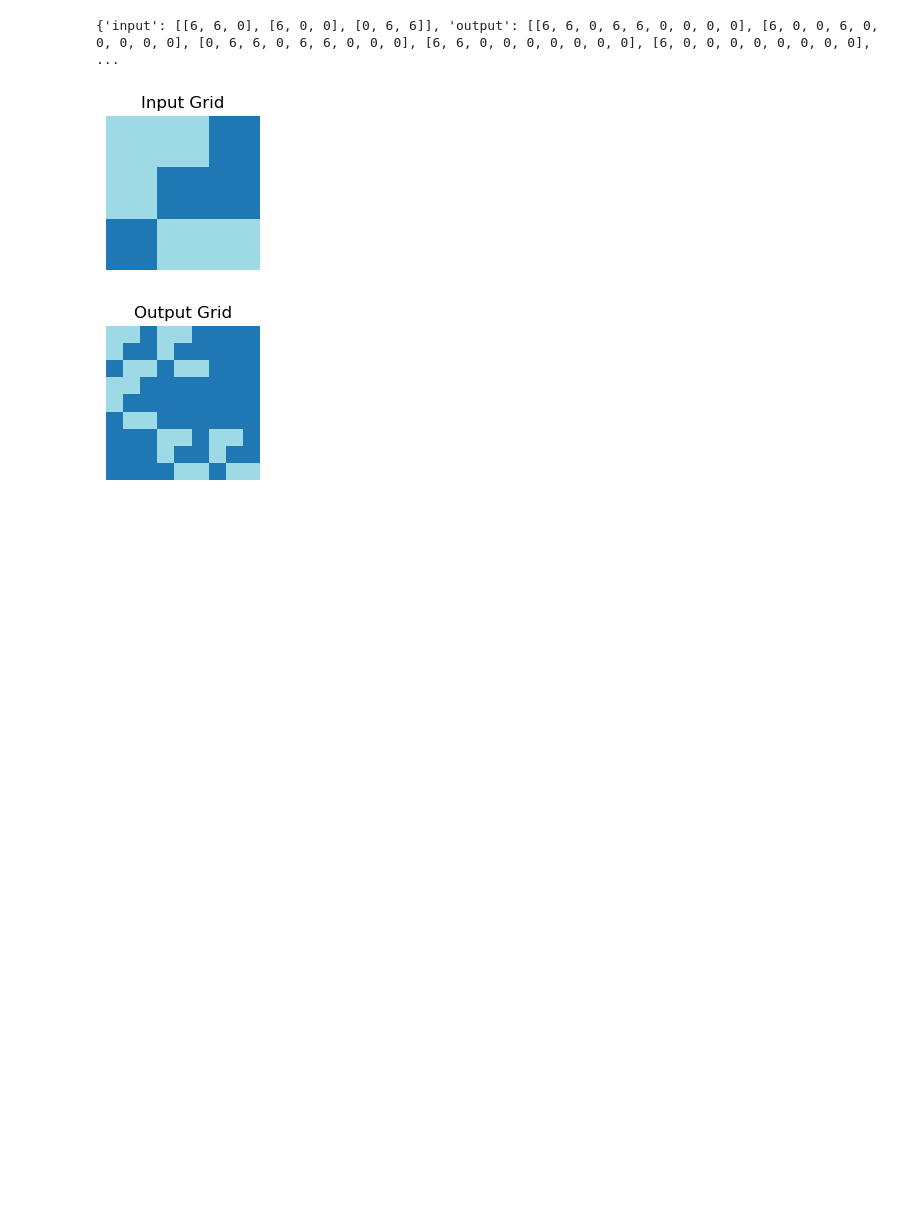
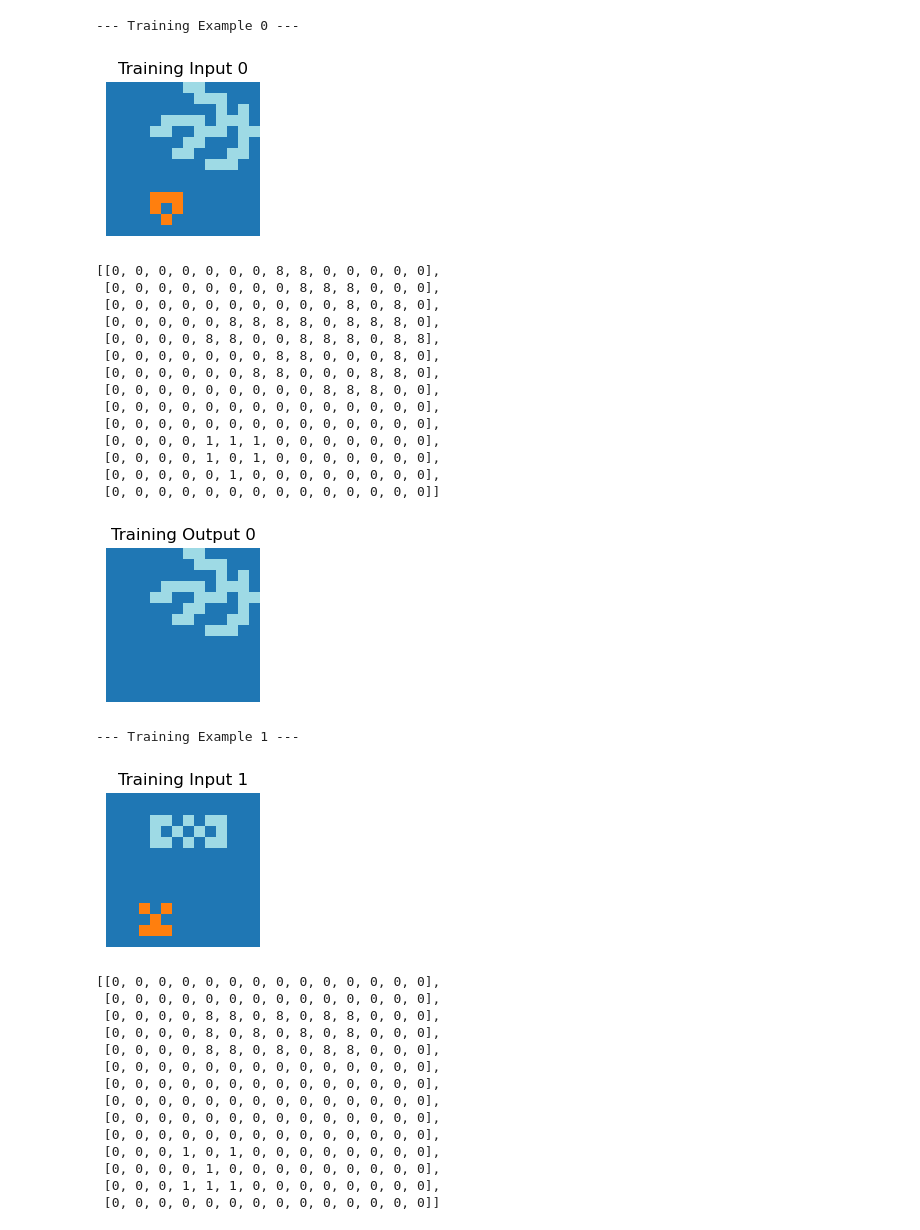
Before and after one commit to yann112/GridGlyph, a Jupyter notebook: notebooks/solve_symbolic_puzzle.ipynb, the cells around one changed output. Saved outputs shown, nothing was run; the diff lists cells and outputs as text; code cells hidden in the pictures; blank space fills up the shorter version.

```diff
--- a/notebooks/solve_symbolic_puzzle.ipynb
+++ b/notebooks/solve_symbolic_puzzle.ipynb
@@ -39,20 +67,58 @@ def plot_grid(grid, title=""):
     plt.axis('off')
     plt.show()
 # %%
-n=1
+n=2
 
 
 with open(json_file, 'r') as file:
     data = json.load(file)
 
 data.keys()
+puzzle_id = list_number[n]
 list_number = list(data.keys())
-puzzle = data[list_number[n]]
-example_0= puzzle["train"][0]
-print(example_0)
-plot_grid(example_0["input"], title="Input Grid")
-plot_grid(example_0["output"], title="Output Grid")
+puzzle = data[puzzle_id]
+
+# Loop to plot all input/output pairs
+for i, example in enumerate(puzzle["train"]):
+    print(f"--- Training Example {i} ---")
+    plot_grid(example["input"], title=f"Training Input {i}")
+    pprint(example["input"])
+    plot_grid(example["output"], title=f"Training Output {i}")
+
+for i, example in enumerate(puzzle["test"]):
+    print(f"--- Test Example {i} ---")
+    plot_grid(example["input"], title=f"Test Input {i}")
 # %% [output]
-{'input': [[6, 6, 0], [6, 0, 0], [0, 6, 6]], 'output': [[6, 6, 0, 6, 6, 0, 0, 0, 0], [6, 0, 0, 6, 0, 0, 0, 0, 0], [0, 6, 6, 0, 6, 6, 0, 0, 0], [6, 6, 0, 0, 0, 0, 0, 0, 0], [6, 0, 0, 0, 0, 0, 0, 0, 0], ...
+--- Training Example 0 ---
-[figure, old version]
+[figure, new version]
+[[0, 0, 0, 0, 0, 0, 0, 8, 8, 0, 0, 0, 0, 0],
+ [0, 0, 0, 0, 0, 0, 0, 0, 8, 8, 8, 0, 0, 0],
+ [0, 0, 0, 0, 0, 0, 0, 0, 0, 0, 8, 0, 8, 0],
+ [0, 0, 0, 0, 0, 8, 8, 8, 8, 0, 8, 8, 8, 0],
+ [0, 0, 0, 0, 8, 8, 0, 0, 8, 8, 8, 0, 8, 8],
+ [0, 0, 0, 0, 0, 0, 0, 8, 8, 0, 0, 0, 8, 0],
+ [0, 0, 0, 0, 0, 0, 8, 8, 0, 0, 0, 8, 8, 0],
+ [0, 0, 0, 0, 0, 0, 0, 0, 0, 8, 8, 8, 0, 0],
+ [0, 0, 0, 0, 0, 0, 0, 0, 0, 0, 0, 0, 0, 0],
+ [0, 0, 0, 0, 0, 0, 0, 0, 0, 0, 0, 0, 0, 0],
+ [0, 0, 0, 0, 1, 1, 1, 0, 0, 0, 0, 0, 0, 0],
+ [0, 0, 0, 0, 1, 0, 1, 0, 0, 0, 0, 0, 0, 0],
+ [0, 0, 0, 0, 0, 1, 0, 0, 0, 0, 0, 0, 0, 0],
+ [0, 0, 0, 0, 0, 0, 0, 0, 0, 0, 0, 0, 0, 0]]
-[figure, old version]
+[figure, new version]
+--- Training Example 1 ---
+[figure, added]
+[[0, 0, 0, 0, 0, 0, 0, 0, 0, 0, 0, 0, 0, 0],
+ [0, 0, 0, 0, 0, 0, 0, 0, 0, 0, 0, 0, 0, 0],
+ [0, 0, 0, 0, 8, 8, 0, 8, 0, 8, 8, 0, 0, 0],
+ [0, 0, 0, 0, 8, 0, 8, 0, 8, 0, 8, 0, 0, 0],
+ [0, 0, 0, 0, 8, 8, 0, 8, 0, 8, 8, 0, 0, 0],
+ [0, 0, 0, 0, 0, 0, 0, 0, 0, 0, 0, 0, 0, 0],
+ [0, 0, 0, 0, 0, 0, 0, 0, 0, 0, 0, 0, 0, 0],
+ [0, 0, 0, 0, 0, 0, 0, 0, 0, 0, 0, 0, 0, 0],
+ [0, 0, 0, 0, 0, 0, 0, 0, 0, 0, 0, 0, 0, 0],
+ [0, 0, 0, 0, 0, 0, 0, 0, 0, 0, 0, 0, 0, 0],
+ [0, 0, 0, 1, 0, 1, 0, 0, 0, 0, 0, 0, 0, 0],
+ [0, 0, 0, 0, 1, 0, 0, 0, 0, 0, 0, 0, 0, 0],
+ [0, 0, 0, 1, 1, 1, 0, 0, 0, 0, 0, 0, 0, 0],
+ [0, 0, 0, 0, 0, 0, 0, 0, 0, 0, 0, 0, 0, 0]]
```
Also changed, not shown: parts of 24 cells of this notebook, 5 other files.
